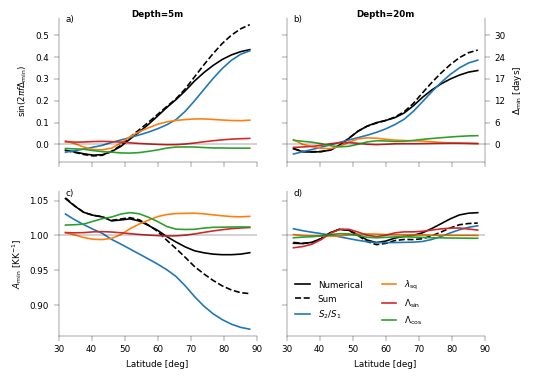
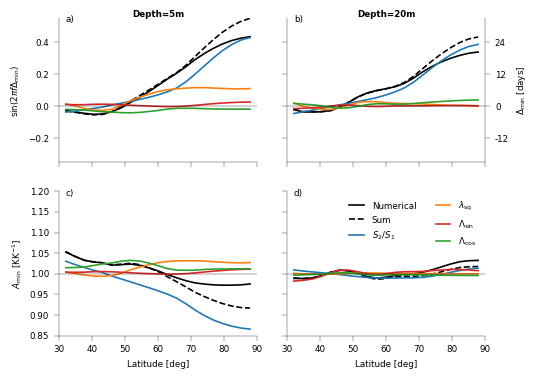
The notebook cell's code change between the first figure and the second:
--- before
+++ after
@@ -1,4 +1,5 @@
 extrema_show = 'min'
 method_use = 'square_phase+'
+ylims_ex = [[-0.35, 0.55], [0.85, 1.2]]
 fig, ax = plt.subplots(2, 2, sharex=True, sharey='row')
 fig_resize(fig, utils.width['two_col'])
@@ -28,4 +29,6 @@
 ax[1, 0].set_ylabel(utils.label_amp(extrema_show))
 ax[0, 0].set_xlim(utils.ax_lims_lat)
+ax[0, 0].set_ylim(ylims_ex[0])
+ax[1, 0].set_ylim(ylims_ex[1])
 label_subplots(fig, ax.flatten(), pos_y=2, box_alpha=0)
 

Commit: Update ax lims